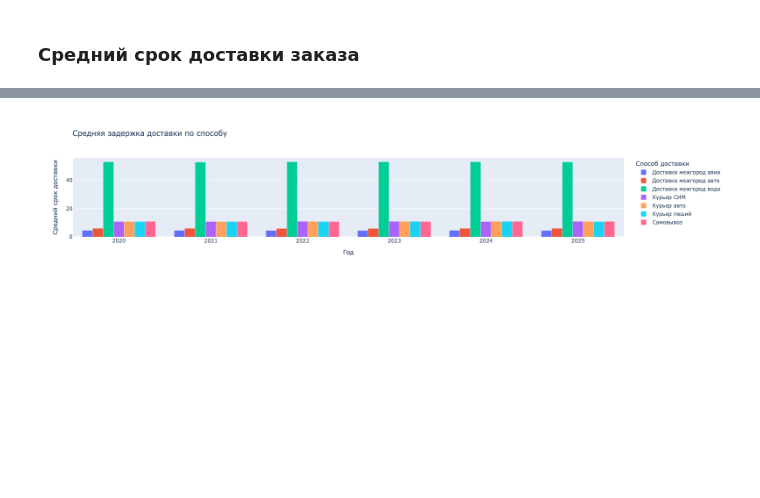
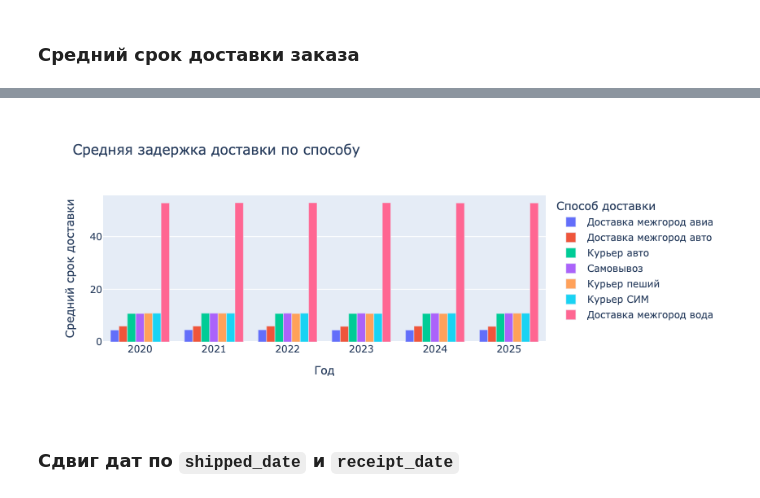
Before and after one commit to k0rsakov/pet_project_partitioning_data, a Jupyter notebook: main.ipynb, the cells around one changed output, grey strips where cells are left out. Saved outputs shown, nothing was run; the diff lists cells and outputs as text; code cells hidden in the pictures; blank space fills up the shorter version.

```diff
--- a/main.ipynb
+++ b/main.ipynb
@@ -155,32 +198,37 @@ fig.show()
 # %%
 df = duckdb.query(
     """
     SELECT
         date_trunc('year', order_date) AS year,
         ship_name,
         ROUND(AVG(EPOCH(shipped_date - order_date)) / 86400, 1) AS avg_delay_days
-    FROM orders AS o
-    JOIN ship_types AS st USING (ship_id)
+    FROM
+        orders AS o
+        JOIN ship_types AS st USING (ship_id)
     WHERE
         1=1
-    GROUP BY 1, 2
-    ORDER BY 1, 2
+    GROUP BY
+        1, 2
+    ORDER BY
+        1, 3
     """
 ).df()
 
 fig = px.bar(
     df,
     x='year',
     y='avg_delay_days',
     color='ship_name',
     barmode='group',  # grouped — столбцы рядом, не стопкой
     labels={
         'year': 'Год',
         'avg_delay_days': 'Средний срок доставки',
         'ship_name': 'Способ доставки'
     },
     title='Средняя задержка доставки по способу'
 )
 fig.show()
 # %% [output]
-[figure, old version]
+[figure, new version]
+# %% [markdown]
+### Сдвиг дат по `shipped_date` и `receipt_date`
```
Also changed, not shown: parts of 25 cells of this notebook.
